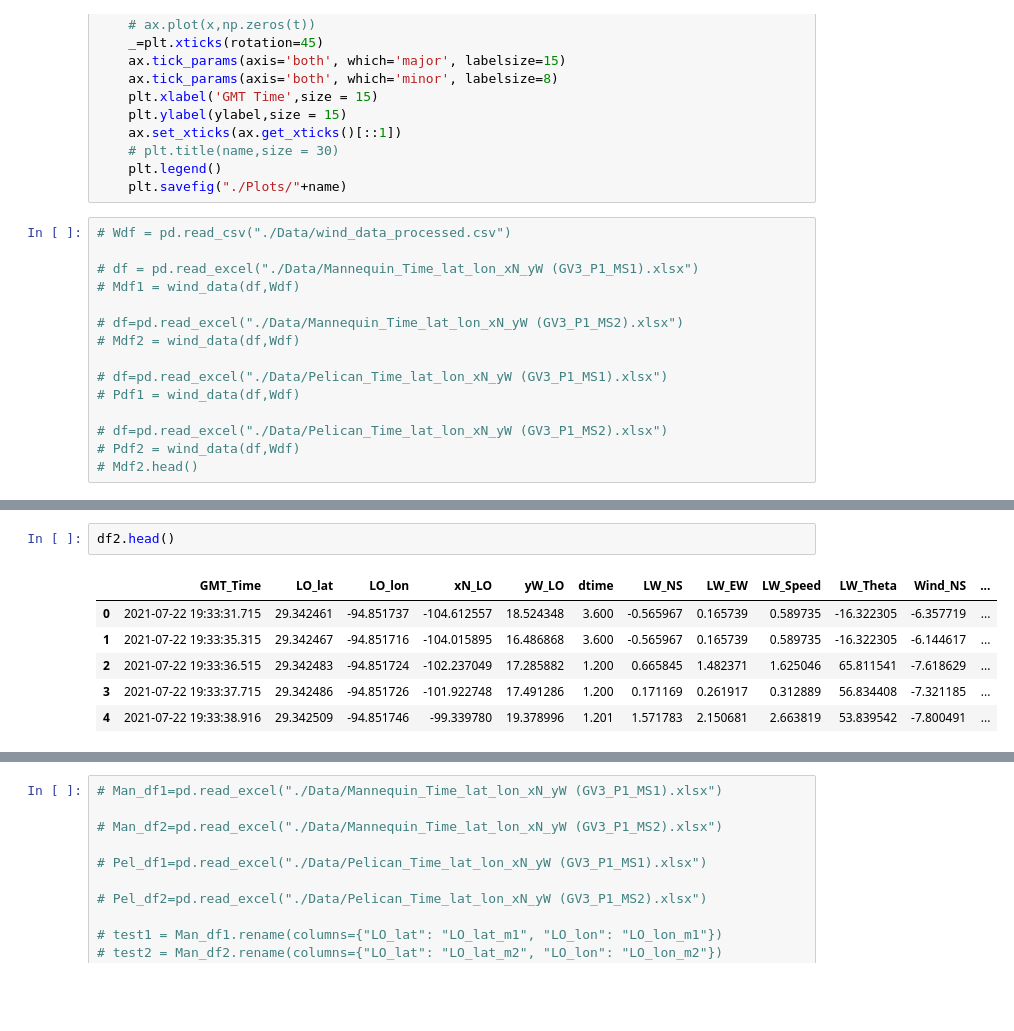
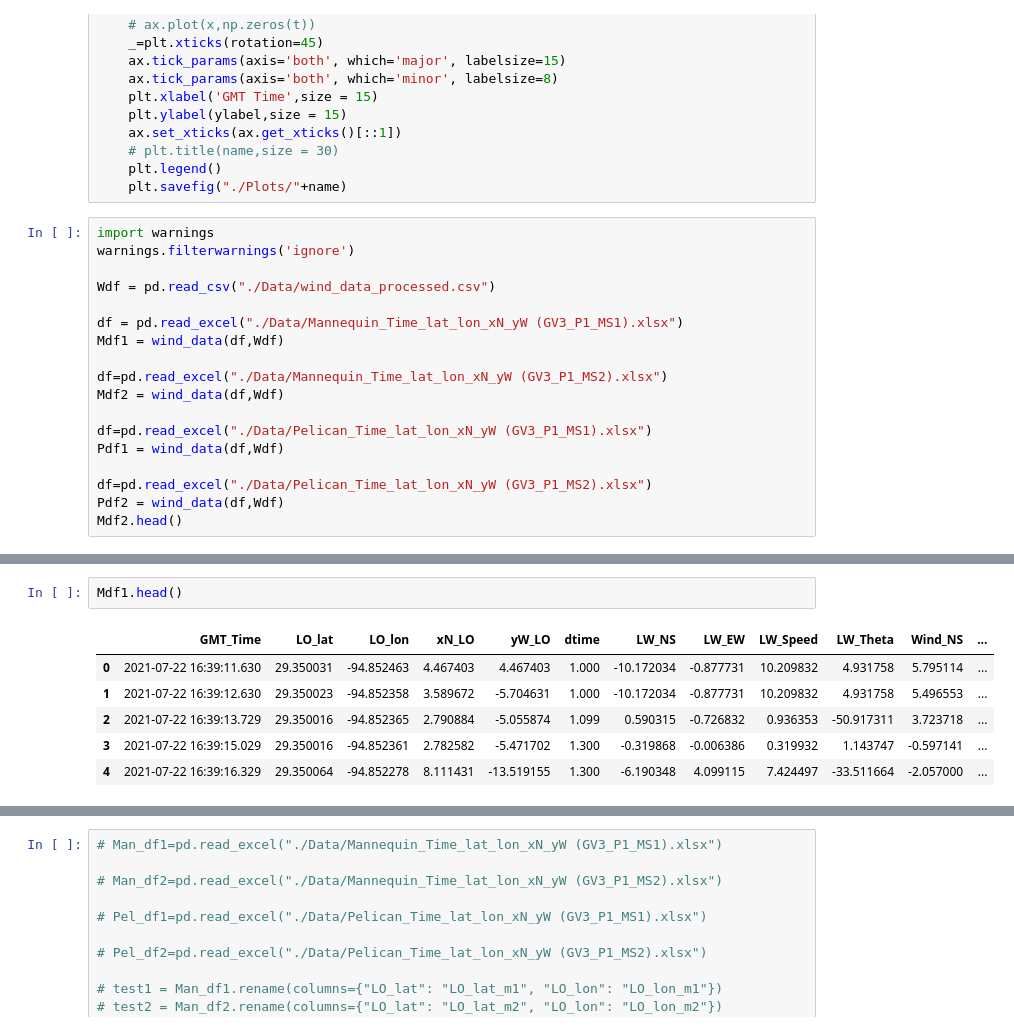
Before and after one commit to thanhtrant219/CoastGuard, a Jupyter notebook: CoastGuard_Data_Main.ipynb, the cells around one changed output, grey strips where cells are left out. Saved outputs shown, nothing was run; the diff lists cells and outputs as text; blank space fills up the shorter version.

```diff
--- a/CoastGuard_Data_Main.ipynb
+++ b/CoastGuard_Data_Main.ipynb
@@ -99,17 +97,20 @@ def compare_plot(y1,y2,name,ylabel,label1,label2):
     plt.legend()
     plt.savefig("./Plots/"+name)
 # %%
-# Wdf = pd.read_csv("./Data/wind_data_processed.csv")
+import warnings
+warnings.filterwarnings('ignore')
 
-# df = pd.read_excel("./Data/Mannequin_Time_lat_lon_xN_yW (GV3_P1_MS1).xlsx")
-# Mdf1 = wind_data(df,Wdf)
+Wdf = pd.read_csv("./Data/wind_data_processed.csv")
 
-# df=pd.read_excel("./Data/Mannequin_Time_lat_lon_xN_yW (GV3_P1_MS2).xlsx")
-# Mdf2 = wind_data(df,Wdf)
+df = pd.read_excel("./Data/Mannequin_Time_lat_lon_xN_yW (GV3_P1_MS1).xlsx")
+Mdf1 = wind_data(df,Wdf)
 
-# df=pd.read_excel("./Data/Pelican_Time_lat_lon_xN_yW (GV3_P1_MS1).xlsx")
-# Pdf1 = wind_data(df,Wdf)
+df=pd.read_excel("./Data/Mannequin_Time_lat_lon_xN_yW (GV3_P1_MS2).xlsx")
+Mdf2 = wind_data(df,Wdf)
 
-# df=pd.read_excel("./Data/Pelican_Time_lat_lon_xN_yW (GV3_P1_MS2).xlsx")
-# Pdf2 = wind_data(df,Wdf)
-# Mdf2.head()
+df=pd.read_excel("./Data/Pelican_Time_lat_lon_xN_yW (GV3_P1_MS1).xlsx")
+Pdf1 = wind_data(df,Wdf)
+
+df=pd.read_excel("./Data/Pelican_Time_lat_lon_xN_yW (GV3_P1_MS2).xlsx")
+Pdf2 = wind_data(df,Wdf)
+Mdf2.head()
@@ -150,10 +128,10 @@ Mdf1
 # %%
-df2.head()
+Mdf1.head()
 # %% [output]
 |  | GMT_Time | LO_lat | LO_lon | xN_LO | yW_LO | dtime | LW_NS | LW_EW | LW_Speed | LW_Theta | Wind_NS | ... |
-| 0 | 2021-07-22 19:33:31.715 | 29.342461 | -94.851737 | -104.612557 | 18.524348 | 3.600 | -0.565967 | 0.165739 | 0.589735 | -16.322305 | -6.357719 | ... |
-| 1 | 2021-07-22 19:33:35.315 | 29.342467 | -94.851716 | -104.015895 | 16.486868 | 3.600 | -0.565967 | 0.165739 | 0.589735 | -16.322305 | -6.144617 | ... |
-| 2 | 2021-07-22 19:33:36.515 | 29.342483 | -94.851724 | -102.237049 | 17.285882 | 1.200 | 0.665845 | 1.482371 | 1.625046 | 65.811541 | -7.618629 | ... |
-| 3 | 2021-07-22 19:33:37.715 | 29.342486 | -94.851726 | -101.922748 | 17.491286 | 1.200 | 0.171169 | 0.261917 | 0.312889 | 56.834408 | -7.321185 | ... |
-| 4 | 2021-07-22 19:33:38.916 | 29.342509 | -94.851746 | -99.339780 | 19.378996 | 1.201 | 1.571783 | 2.150681 | 2.663819 | 53.839542 | -7.800491 | ... |
+| 0 | 2021-07-22 16:39:11.630 | 29.350031 | -94.852463 | 4.467403 | 4.467403 | 1.000 | -10.172034 | -0.877731 | 10.209832 | 4.931758 | 5.795114 | ... |
+| 1 | 2021-07-22 16:39:12.630 | 29.350023 | -94.852358 | 3.589672 | -5.704631 | 1.000 | -10.172034 | -0.877731 | 10.209832 | 4.931758 | 5.496553 | ... |
+| 2 | 2021-07-22 16:39:13.729 | 29.350016 | -94.852365 | 2.790884 | -5.055874 | 1.099 | 0.590315 | -0.726832 | 0.936353 | -50.917311 | 3.723718 | ... |
+| 3 | 2021-07-22 16:39:15.029 | 29.350016 | -94.852361 | 2.782582 | -5.471702 | 1.300 | -0.319868 | -0.006386 | 0.319932 | 1.143747 | -0.597141 | ... |
+| 4 | 2021-07-22 16:39:16.329 | 29.350064 | -94.852278 | 8.111431 | -13.519155 | 1.300 | -6.190348 | 4.099115 | 7.424497 | -33.511664 | -2.057000 | ... |
 # %%
```
Also changed, not shown: parts of 4 cells of this notebook, 24 other files.
